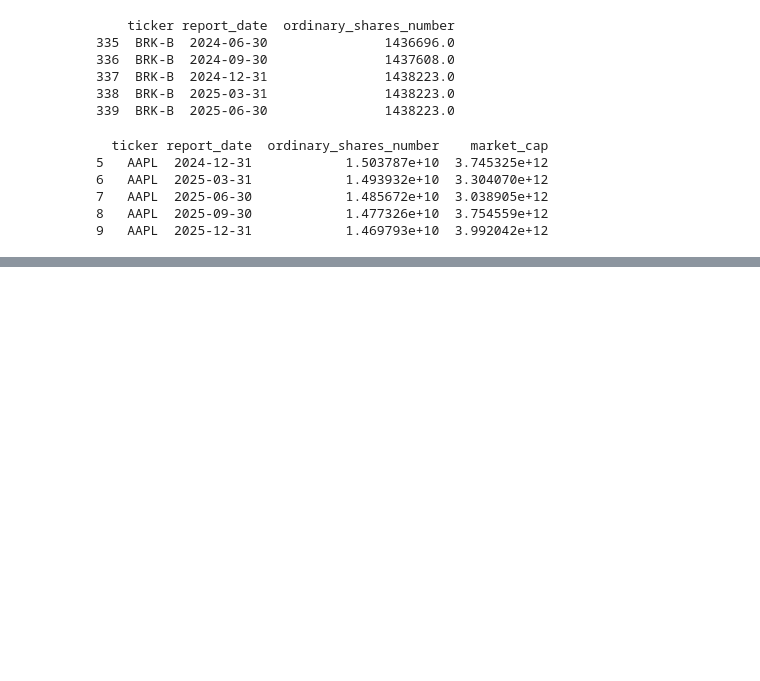
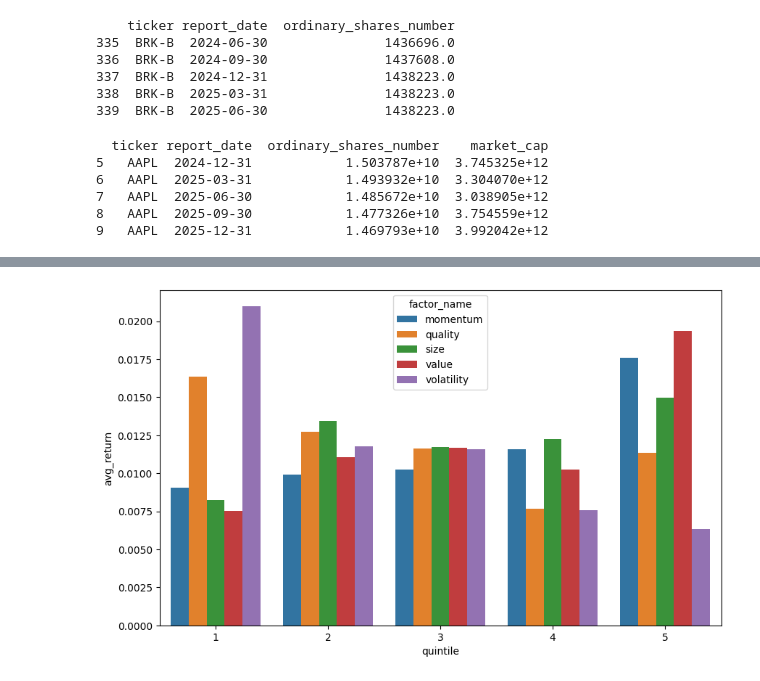
Before and after one commit to Tony-Steiner/factor-research-platform, a Jupyter notebook: notebooks/test_factors.ipynb, the cells around one changed output, grey strips where cells are left out. Saved outputs shown, nothing was run; the diff lists cells and outputs as text; code cells hidden in the pictures; blank space fills up the shorter version.

```diff
--- a/notebooks/test_factors.ipynb
+++ b/notebooks/test_factors.ipynb
@@ -177,0 +267,18 @@ qua.store(qua_q)
+# %%
+import matplotlib.pyplot as plt
+import seaborn as sns
+import sys
+sys.path.insert(0, 'C:/Users/pale4/projects/factor-research-platform')
+
+import pandas as pd
+import os
+from config.settings import PROJECT_ROOT
+from config.settings import engine
+
+sql_path = os.path.join(PROJECT_ROOT, 'sql', 'queries', 'backtest_returns.sql')
+# %%
+backtest_query = open(sql_path).read()
+df_backtest = pd.read_sql(backtest_query, engine)
+# %%
+df = df_backtest.groupby(['factor_name', 'quintile'])['avg_return'].mean().unstack()
+df
@@ -177,0 +302,6 @@ qua.store(qua_q)
+# %%
+plt.figure(figsize = (10, 6))
+sns.barplot(data = df.reset_index().melt(id_vars = 'factor_name', var_name = 'quintile', value_name = 'avg_return'), x = 'quintile', hue = 'factor_name', y = 'avg_return')
+plt.show()
+# %% [output]
+[figure, added]
```
Also changed, not shown: parts of 19 cells of this notebook, 7 other files.
